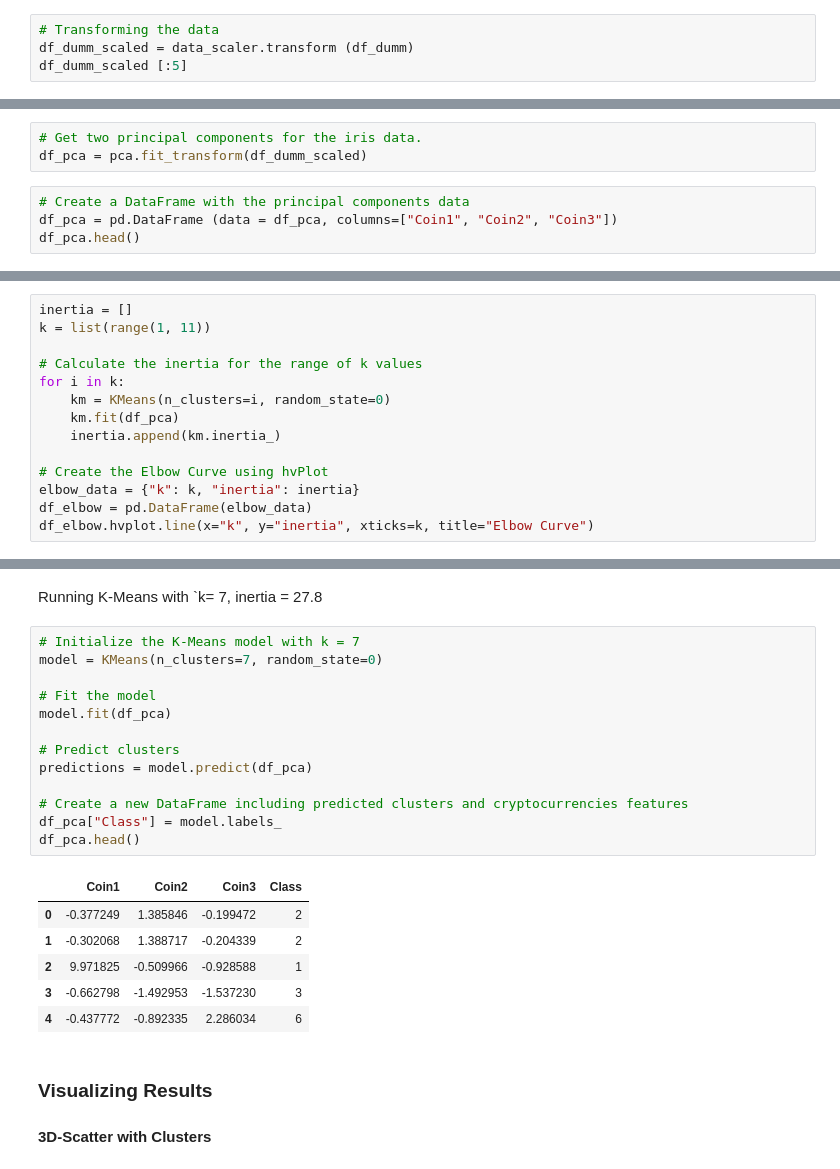
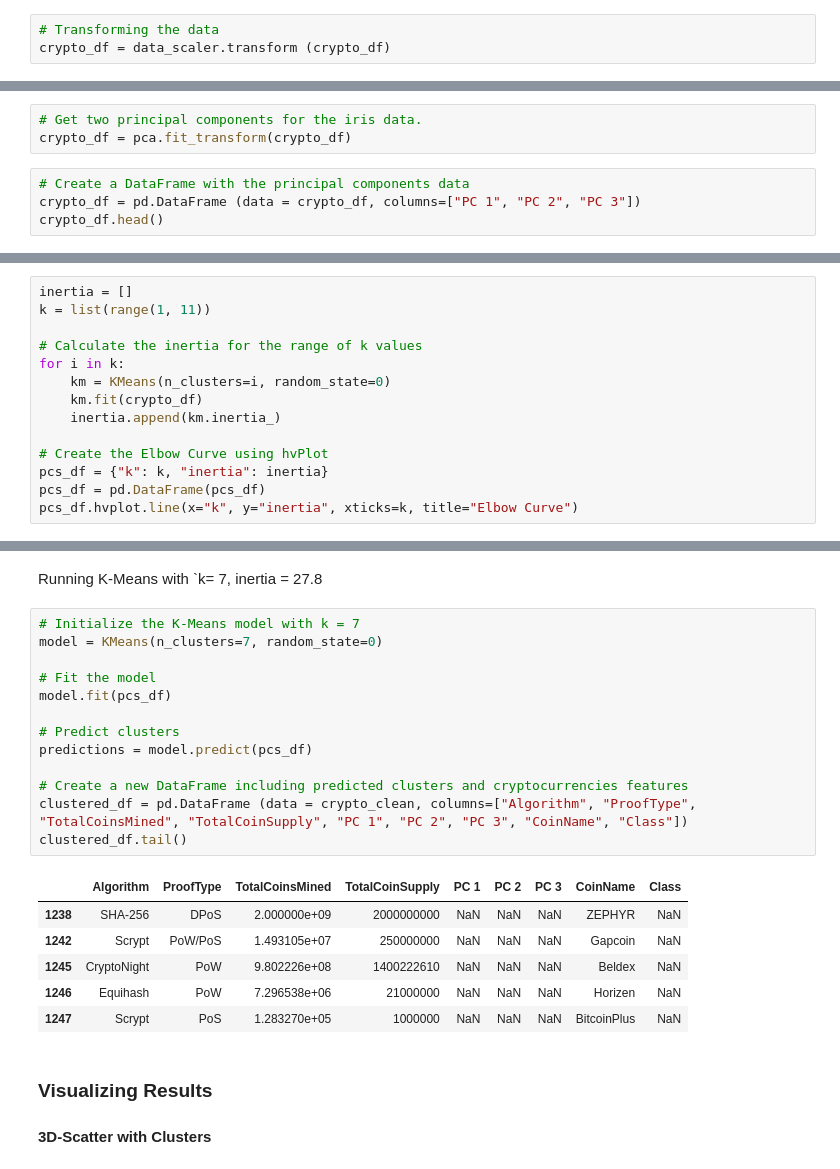
Before and after one commit to zulu0808/AWS-Lex, a Jupyter notebook: Instructions/Starter_Files/crypto_clustering.ipynb, the cells around one changed output, grey strips where cells are left out. Drawn from its saved outputs; the diff is of its cells as text.

```diff
--- a/Instructions/Starter_Files/crypto_clustering.ipynb
+++ b/Instructions/Starter_Files/crypto_clustering.ipynb
@@ -183,5 +184,4 @@ data_scaler.fit (df_dumm)
 StandardScaler()
 # %%
 # Transforming the data
-df_dumm_scaled = data_scaler.transform (df_dumm)
-df_dumm_scaled [:5]
+crypto_df = data_scaler.transform (crypto_df)
@@ -210,9 +192,9 @@ array([[-0.25570783, -0.18518161, -0.07559289, -0.07559289, -0.07559289,
 pca = PCA(n_components=3)
 # %%
 # Get two principal components for the iris data.
-df_pca = pca.fit_transform(df_dumm_scaled)
+crypto_df = pca.fit_transform(crypto_df)
 # %%
 # Create a DataFrame with the principal components data
-df_pca = pd.DataFrame (data = df_pca, columns=["Coin1", "Coin2", "Coin3"])
-df_pca.head()
+crypto_df = pd.DataFrame (data = crypto_df, columns=["PC 1", "PC 2", "PC 3"])
+crypto_df.head()
 # %% [output]
@@ -233,13 +215,13 @@ k = list(range(1, 11))
 # Calculate the inertia for the range of k values
 for i in k:
     km = KMeans(n_clusters=i, random_state=0)
-    km.fit(df_pca)
+    km.fit(crypto_df)
     inertia.append(km.inertia_)
 
 # Create the Elbow Curve using hvPlot
-elbow_data = {"k": k, "inertia": inertia}
-df_elbow = pd.DataFrame(elbow_data)
-df_elbow.hvplot.line(x="k", y="inertia", xticks=k, title="Elbow Curve")
+pcs_df = {"k": k, "inertia": inertia}
+pcs_df = pd.DataFrame(pcs_df)
+pcs_df.hvplot.line(x="k", y="inertia", xticks=k, title="Elbow Curve")
 # %% [output]
 [interactive output not drawn]
 # %% [markdown]
@@ -247,23 +229,23 @@ Running K-Means with `k= 7, inertia = 27.8
 # %%
 # Initialize the K-Means model with k = 7
 model = KMeans(n_clusters=7, random_state=0)
 
 # Fit the model
-model.fit(df_pca)
+model.fit(pcs_df)
 
 # Predict clusters
-predictions = model.predict(df_pca)
+predictions = model.predict(pcs_df)
 
 # Create a new DataFrame including predicted clusters and cryptocurrencies features
-df_pca["Class"] = model.labels_
-df_pca.head()
+clustered_df = pd.DataFrame (data = crypto_clean, columns=["Algorithm", "ProofType", "TotalCoinsMined", "TotalCoinSupply", "PC 1", "PC 2", "PC 3", "CoinName", "Class"])
+clustered_df.tail()
 # %% [output]
-|  | Coin1 | Coin2 | Coin3 | Class |
-| 0 | -0.377249 | 1.385846 | -0.199472 | 2 |
-| 1 | -0.302068 | 1.388717 | -0.204339 | 2 |
-| 2 | 9.971825 | -0.509966 | -0.928588 | 1 |
-| 3 | -0.662798 | -1.492953 | -1.537230 | 3 |
-| 4 | -0.437772 | -0.892335 | 2.286034 | 6 |
+|  | Algorithm | ProofType | TotalCoinsMined | TotalCoinSupply | PC 1 | PC 2 | PC 3 | CoinName | Class |
+| 1238 | SHA-256 | DPoS | 2.000000e+09 | 2000000000 | NaN | NaN | NaN | ZEPHYR | NaN |
+| 1242 | Scrypt | PoW/PoS | 1.493105e+07 | 250000000 | NaN | NaN | NaN | Gapcoin | NaN |
+| 1245 | CryptoNight | PoW | 9.802226e+08 | 1400222610 | NaN | NaN | NaN | Beldex | NaN |
+| 1246 | Equihash | PoW | 7.296538e+06 | 21000000 | NaN | NaN | NaN | Horizen | NaN |
+| 1247 | Scrypt | PoS | 1.283270e+05 | 1000000 | NaN | NaN | NaN | BitcoinPlus | NaN |
 # %% [markdown]
 ### Visualizing Results
 
```
Also changed, not shown: parts of 19 cells of this notebook, 1 other file.
